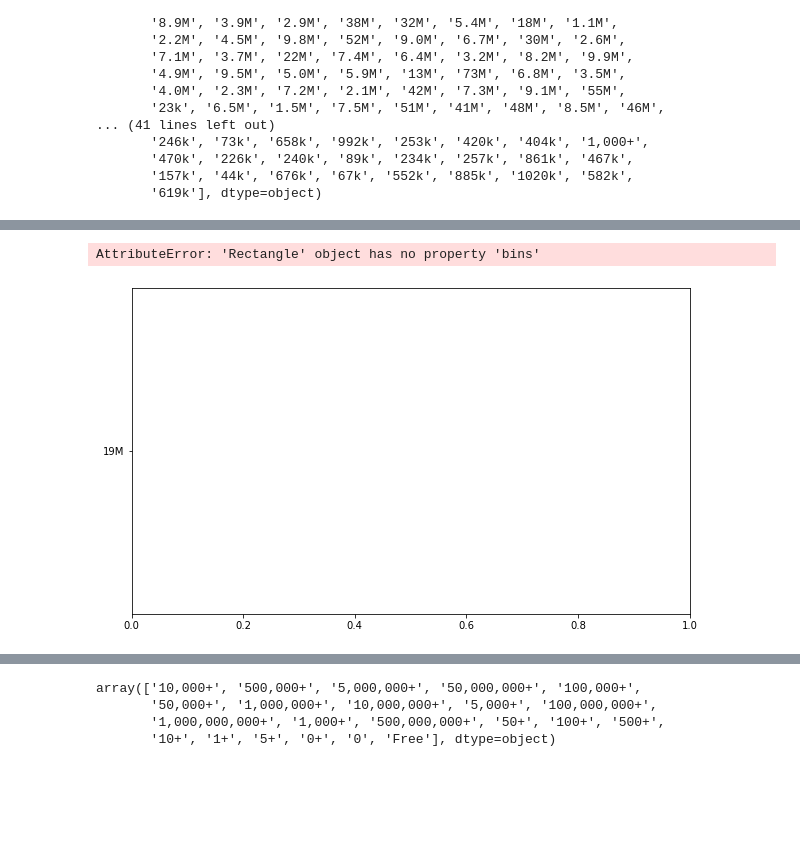
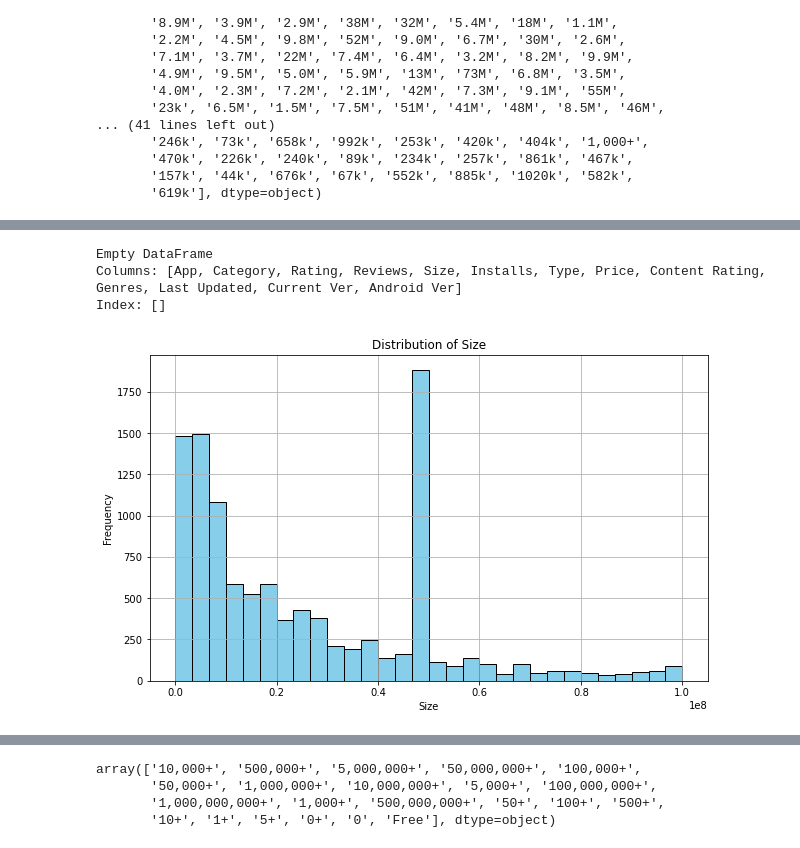
Before and after one commit to ayaatef11/Data-Preprocessing, a Jupyter notebook: solution.ipynb, the cells around one changed output, grey strips where cells are left out. Drawn from its saved outputs; the diff is of its cells as text; code cells hidden in the pictures; blank space fills up the shorter version.

```diff
--- a/solution.ipynb
+++ b/solution.ipynb
@@ -118,3 +123,8 @@ data['Rating'].isnull().sum() #count returns the non null entries
 # %%
 #19 here is outlier so we need to fix it  the range is from 1 to 5
 #threshold here is 5
+#data.dtypes
+#data.Rating = data.Rating.astype(float)
+threshold = 5.0
+#filter and replace
+data['Rating'] = np.where(data['Rating'] <=threshold, data['Rating'], threshold)
@@ -141,9 +169,11 @@ array(['19M', '14M', '8.7M', '25M', '2.8M', '5.6M', '29M', '33M', '3.1M',
        '157k', '44k', '676k', '67k', '552k', '885k', '1020k', '582k',
        '619k'], dtype=object)
 # %%
-data[data['Size']=='Varies with device']='50M'##replace it with default value
-data['Size'] = pd.to_numeric(data['Size'], errors='coerce')
-data['Size']=data['Size'].replace(np.nan,data['Size'].median())
-data['Size'].unique()
-data['Size'].min()
+#deal with anonymous values
+data[data['Size']=='Varies with device']='50M'#replace it with default value
+# if(',' in data['Size'])://this removes the , between the cells
+#     data['Size']=data[data['Size'].replace(',','')]
+data['Size'] = data['Size'].apply(lambda x: x.replace(',', '') if ',' in str(x) else x)
+
+print(data['Size'].unique())
 # %% [output]
@@ -150,0 +197,4 @@ data['Size'].min()
+# %%
+
+data['Size'] = data['Size'].apply(lambda x: float(str(x)[:-1]) * (1000 if str(x)[-1]== 'K' else 1e6 if str(x)[-1] == 'M' else 1))
+data.Size.unique()
@@ -151,12 +237,28 @@ data['Size'].min()
+# %%
+#check for  outliers
+Q1 = data['Size'].quantile(0.25)
+Q3 = data['Size'].quantile(0.75)
+IQR = Q3 - Q1
+
+# Define lower and upper bounds
+lower_bound = Q1 - 1.5 * IQR
+upper_bound = Q3 + 1.5 * IQR
+
+# Identify outliers
+outliers = data[(data['Size'] < lower_bound) | (data['Size'] > upper_bound)]
+print(outliers)
+# %% [output]
+Empty DataFrame
+Columns: [App, Category, Rating, Reviews, Size, Installs, Type, Price, Content Rating, Genres, Last Updated, Current Ver, Android Ver]
+Index: []
 # %%
-#visualizations
+#visualizations of the distribution of values
 plt.figure(figsize=(10, 6))
-plt.barh(data['Size'], bins=20, edgecolor='black')  # You can adjust the number of bins
-plt.title('Size Distribution')
+plt.hist(data['Size'], bins=30, color='skyblue', edgecolor='black')
+plt.title('Distribution of Size')
 plt.xlabel('Size')
 plt.ylabel('Frequency')
 plt.grid(True)
 plt.show()
 # %% [output]
-AttributeError: 'Rectangle' object has no property 'bins'
-[figure, old version]
+[figure, new version]
```
Also changed, not shown: parts of 29 cells of this notebook.
